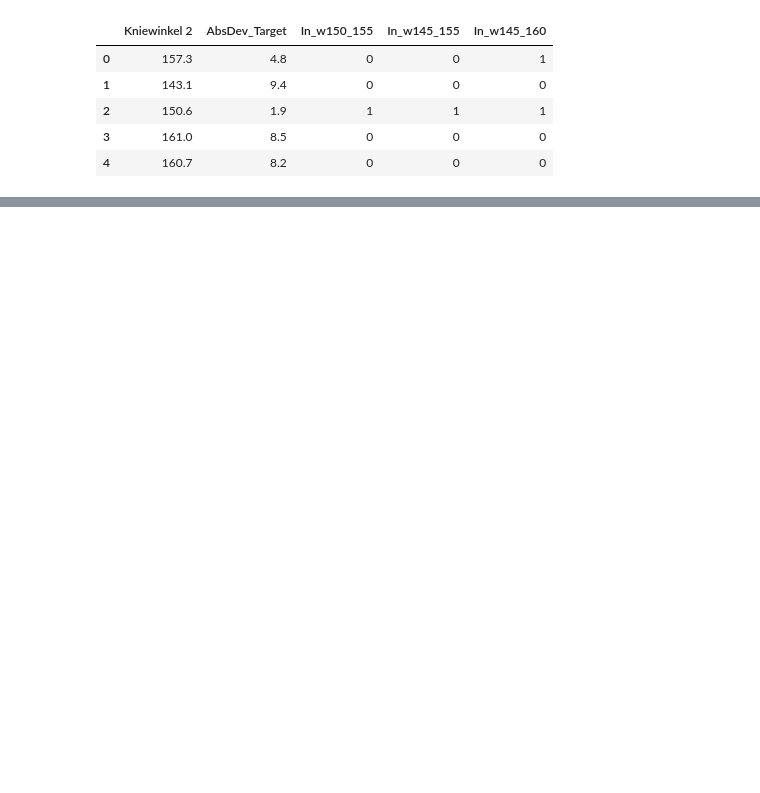
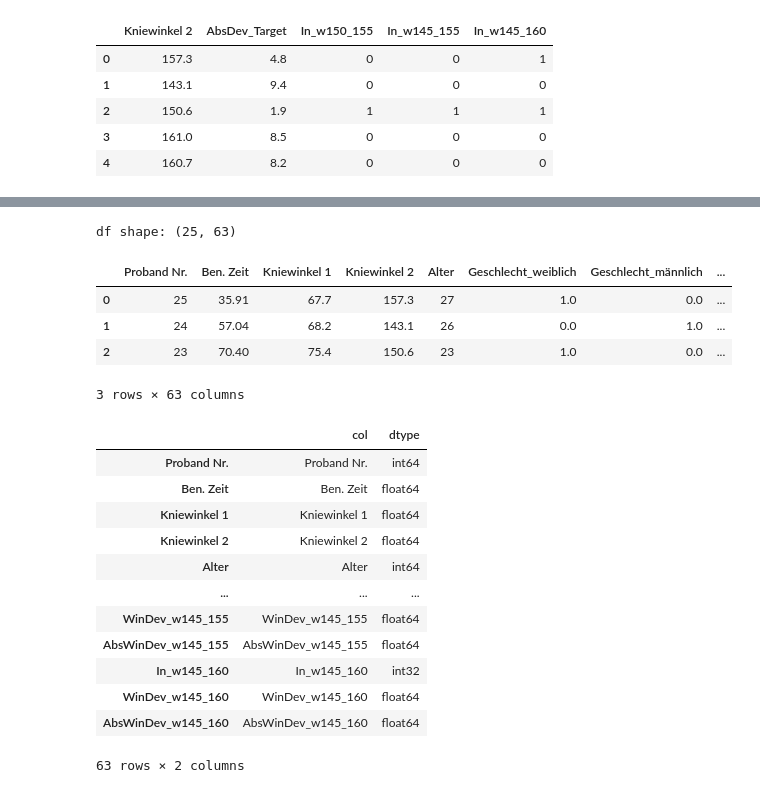
Before and after one commit to WestWoodPrints/MMI_Tool, a Jupyter notebook: Auswertung_V3.ipynb, the cells around one changed output, grey strips where cells are left out. Drawn from its saved outputs; the diff is of its cells as text; code cells hidden in the pictures; blank space fills up the shorter version.

```diff
--- a/Auswertung_V3.ipynb
+++ b/Auswertung_V3.ipynb
@@ -134,3 +276,27 @@ df[["Kniewinkel 2", "AbsDev_Target"] + [f"In_{k}" for k in WINDOWS]].head()
 | 2 | 150.6 | 1.9 | 1 | 1 | 1 |
 | 3 | 161.0 | 8.5 | 0 | 0 | 0 |
 | 4 | 160.7 | 8.2 | 0 | 0 | 0 |
+# %%
+
+################
+#   ZELLE 05   #
+################
+
+
+cols = [
+    'Fahrradtyp_E-Bike',
+    'Fahrradtyp_Trecking',
+    'Fahrradtyp_Crosscountry',
+    'Fahrradtyp_Sonstige'
+]
+
+df['Fahrradtyp_Sonstige'] = df[cols].max(axis=1).astype(int)
+
+
+print(df[cols].head(5))
+
+df = df.drop(columns=[
+    'Fahrradtyp_E-Bike',
+    'Fahrradtyp_Trecking',
+    'Fahrradtyp_Crosscountry'
+])
@@ -136,0 +317,41 @@ df[["Kniewinkel 2", "AbsDev_Target"] + [f"In_{k}" for k in WINDOWS]].head()
+# %%
+# 1) Spaltennamen + Datentypen + Beispielwerte
+import pandas as pd
+import numpy as np
+
+print("df shape:", df.shape)
+display(df.head(3))
+
+# dtypes
+display(pd.DataFrame({"col": df.columns, "dtype": df.dtypes.astype(str)}))
+
+# NA-Anteile
+na = df.isna().mean().sort_values(ascending=False)
+display(na.head(30))
+
+# Für alle object-Spalten: häufigste Werte (zeigt mir Checkboxen, Kategorien etc.)
+obj_cols = df.select_dtypes(include="object").columns.tolist()
+for c in obj_cols:
+    vc = df[c].astype(str).str.strip().replace({"": np.nan}).value_counts(dropna=False).head(8)
+    print("\n---", c, "---")
+    print(vc)
+# %% [output]
+df shape: (25, 63)
+|  | Proband Nr. | Ben. Zeit | Kniewinkel 1 | Kniewinkel 2 | Alter | Geschlecht_weiblich | Geschlecht_männlich | ... |
+| 0 | 25 | 35.91 | 67.7 | 157.3 | 27 | 1.0 | 0.0 | ... |
+| 1 | 24 | 57.04 | 68.2 | 143.1 | 26 | 0.0 | 1.0 | ... |
+| 2 | 23 | 70.40 | 75.4 | 150.6 | 23 | 1.0 | 0.0 | ... |
+3 rows × 63 columns
+|  | col | dtype |
+| Proband Nr. | Proband Nr. | int64 |
+| Ben. Zeit | Ben. Zeit | float64 |
+| Kniewinkel 1 | Kniewinkel 1 | float64 |
+| Kniewinkel 2 | Kniewinkel 2 | float64 |
+| Alter | Alter | int64 |
+| ... | ... | ... |
+| WinDev_w145_155 | WinDev_w145_155 | float64 |
+| AbsWinDev_w145_155 | AbsWinDev_w145_155 | float64 |
+| In_w145_160 | In_w145_160 | int32 |
+| WinDev_w145_160 | WinDev_w145_160 | float64 |
+| AbsWinDev_w145_160 | AbsWinDev_w145_160 | float64 |
+63 rows × 2 columns
```
Also changed, not shown: parts of 9 cells of this notebook.
